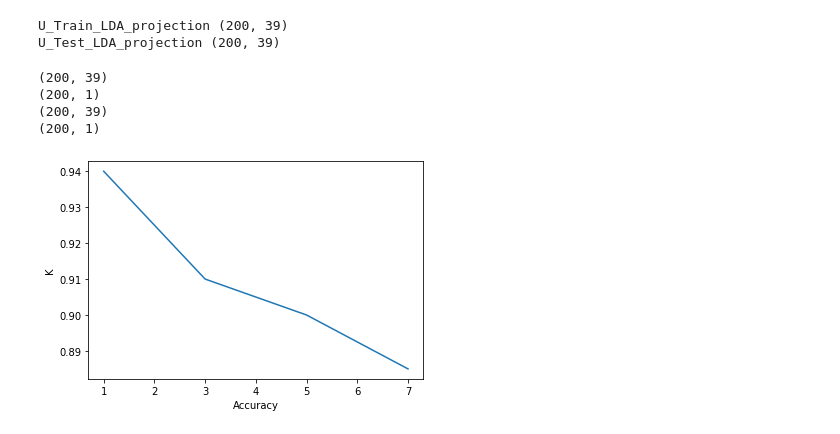
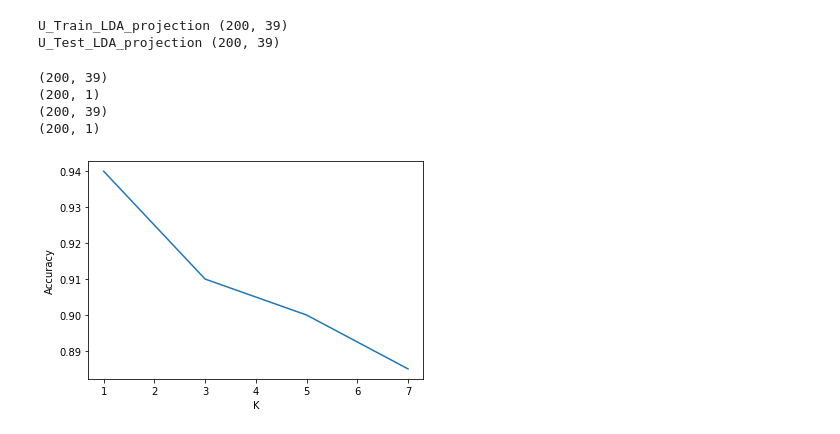
Before and after one commit to aghapygad336/Face-Recognition, a Jupyter notebook: Face-Recognition_LDA__PR.ipynb, the cells around one changed output. Drawn from its saved outputs; the diff is of its cells as text; code cells hidden in the pictures.

```diff
--- a/Face-Recognition-LDA__PR.ipynb
+++ b/Face-Recognition_LDA__PR.ipynb
@@ -167,55 +167,34 @@ print('U_Test_LDA_projection',U_Test_LDA_projection.shape)
 U_Train_LDA_projection (200, 39)
 U_Test_LDA_projection (200, 39)
 # %%
-def Knn(train_data,train_label,test_data,test_label,alpha,best_n):
+def Knn(train_data,train_label,test_data,test_label):
+    best_n  = [1,3,5,7]
+    score = []
 
-    score = []
+    train_label = np.reshape(np.array(train_label),(200,1))
+    test_label = np.reshape(np.array(test_label),(200,1))
+    print(train_data.shape)
+    print(train_label.shape)
+    print(test_data.shape)
+    print(test_label.shape)
+
     for i,neighbour in zip(range(len(best_n )),best_n ):
         KnnTest = KNeighborsClassifier(n_neighbors = neighbour, weights = 'distance')
-        KnnTest.fit(train_data.T, train_label)
-        pred = KnnTest.predict(test_data.T)
+        KnnTest.fit(train_data, train_label)
+        pred = KnnTest.predict(test_data)
         score.append(accuracy_score(pred,test_label))
-        print(score)
 
-    plt.plot(score,best_n)
-    plt.xlabel('Accuracy')
-    plt.ylabel('KNN')
+    plt.plot(best_n,score)
+    plt.xlabel('K')
+    plt.ylabel('Accuracy')
     plt.show()
 
 
-    plt.plot(alpha,score)
-    plt.xlabel('Accuracy')
-    plt.ylabel('ALpha')
-    plt.show()
+
+Knn(U_Train_LDA_projection,train_data['labels'],U_Test_LDA_projection,test_data['labels'])
+# %% [output]
+(200, 39)
+(200, 1)
+(200, 39)
+(200, 1)
+[figure, added]
-# %%
-def Knn(train_data,train_label,test_data,test_label):
-    best_n  = [1,3,5,7]
-    score = []
-
-    train_label = np.reshape(np.array(train_label),(200,1))
-    test_label = np.reshape(np.array(test_label),(200,1))
-    print(train_data.shape)
-    print(train_label.shape)
-    print(test_data.shape)
-    print(test_label.shape)
-
-    for i,neighbour in zip(range(len(best_n )),best_n ):
-        KnnTest = KNeighborsClassifier(n_neighbors = neighbour, weights = 'distance')
-        KnnTest.fit(train_data, train_label)
-        pred = KnnTest.predict(test_data)
-        score.append(accuracy_score(pred,test_label))
-
-    plt.plot(best_n,score)
-    plt.xlabel('Accuracy')
-    plt.ylabel('K')
-    plt.show()
-
-
-
-Knn(U_Train_LDA_projection,train_data['labels'],U_Test_LDA_projection,test_data['labels'])
-# %% [output]
-(200, 39)
-(200, 1)
-(200, 39)
-(200, 1)
-[figure, removed]
```
